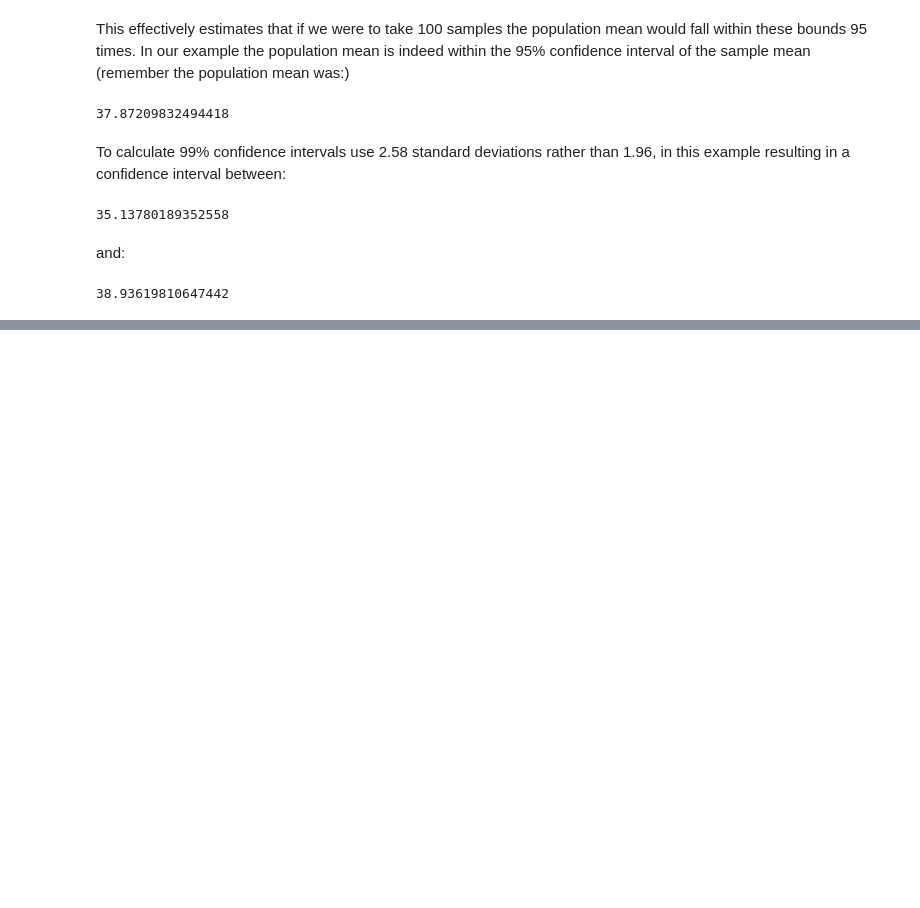
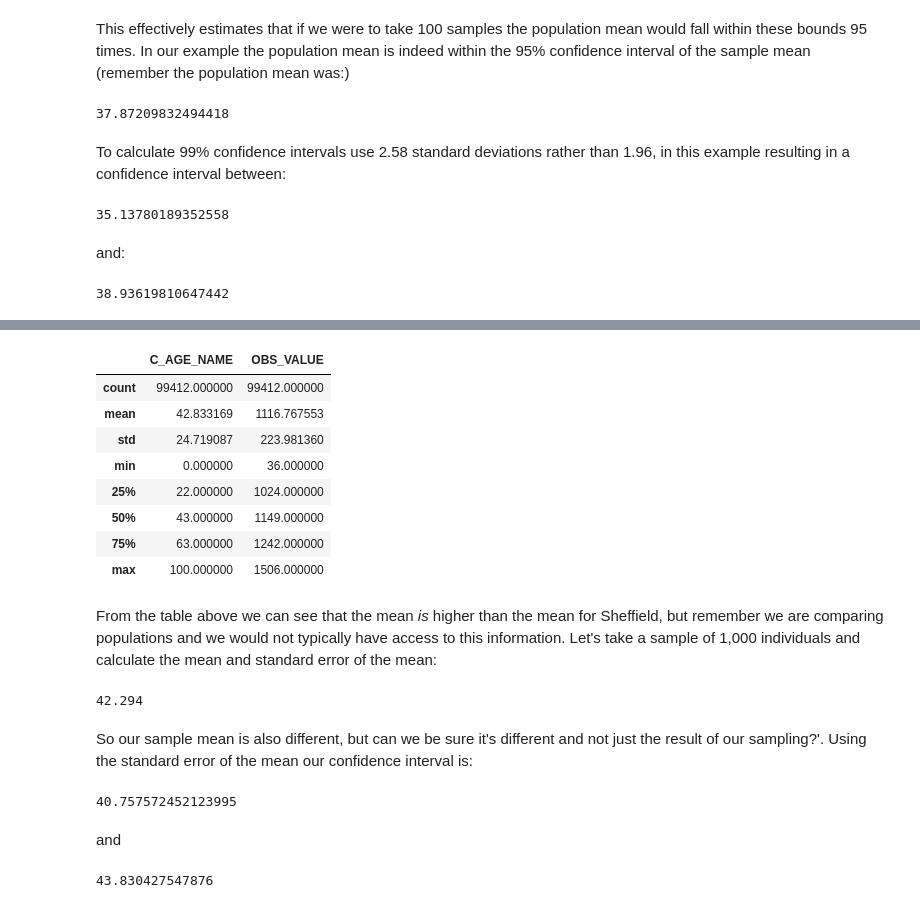
Before and after one commit to philmikejones/stats101, a Jupyter notebook: notebooks/stats101.ipynb, the cells around one changed output, grey strips where cells are left out. Drawn from its saved outputs; the diff is of its cells as text; code cells hidden in the pictures; blank space fills up the shorter version.

Commit message:
add comparison of confidence intervals

```diff
--- a/notebooks/stats101.ipynb
+++ b/notebooks/stats101.ipynb
@@ -457,0 +463,52 @@ From the standard error of the mean and confidence interval we can therefore qua
+# %%
+if not os.path.isfile("../data/external/age_eb.csv"):
+    age_eb = "https://www.nomisweb.co.uk/api/v01/dataset/NM_1531_1.data.csv?date=latest&geography=1946157295&c_age=1...101&measures=20100&signature=NPK-0c73734c0f725c979cee3a:0x65c03934cecfca562500f65e9cb1bd2083fbea01"
+    age_eb = requests.get(age_eb)
+    age_eb = age_eb.text
+    outfile = open("../data/external/age_eb.csv", "w")
+    outfile.write(age_eb)
+
+age_eb = pd.read_csv("../data/external/age_eb.csv")
+age_eb = age_eb[["C_AGE_NAME", "OBS_VALUE"]]
+age_eb.C_AGE_NAME = age_eb.C_AGE_NAME.str.replace("Age under 1", "0")
+age_eb.C_AGE_NAME = age_eb.C_AGE_NAME.str.replace(" and over", "")
+age_eb.C_AGE_NAME = age_eb.C_AGE_NAME.str.replace("Age ", "")
+age_eb.C_AGE_NAME = pd.to_numeric(age_eb.C_AGE_NAME)
+sum_obsvalue = age_eb.OBS_VALUE.sum()  # for checks
+
+age_eb = age_eb.loc[age_eb.index.repeat(age_eb["OBS_VALUE"])]
+
+if len(age_eb.index) != sum_obsvalue:
+    raise Exception("age_eb data frame not spread correctly")
+
+age_eb.describe()
+# %% [output]
+|  | C_AGE_NAME | OBS_VALUE |
+| count | 99412.000000 | 99412.000000 |
+| mean | 42.833169 | 1116.767553 |
+| std | 24.719087 | 223.981360 |
+| min | 0.000000 | 36.000000 |
+| 25% | 22.000000 | 1024.000000 |
+| 50% | 43.000000 | 1149.000000 |
+| 75% | 63.000000 | 1242.000000 |
+| max | 100.000000 | 1506.000000 |
+# %% [markdown]
+From the table above we can see that the mean *is* higher than the mean for Sheffield, but remember we are comparing populations and we would not typically have access to this information.
+Let's take a sample of 1,000 individuals and calculate the mean and standard error of the mean:
+# %%
+sample_eb = age_eb.sample(n = 1000, replace = True, random_state = 42)
+sample_eb.C_AGE_NAME.mean()
+# %% [output]
+42.294
+# %% [markdown]
+So our sample mean is also different, but can we be sure it's different and not just the result of our sampling?'. Using the standard error of the mean our confidence interval is:
+# %%
+sample_eb.C_AGE_NAME.mean() - 1.96 * sample_eb.C_AGE_NAME.sem()
+# %% [output]
+40.757572452123995
+# %% [markdown]
+and
+# %%
+sample_eb.C_AGE_NAME.mean() + 1.96 * sample_eb.C_AGE_NAME.sem()
+# %% [output]
+43.830427547876
```
Also changed, not shown: parts of 4 cells of this notebook.
